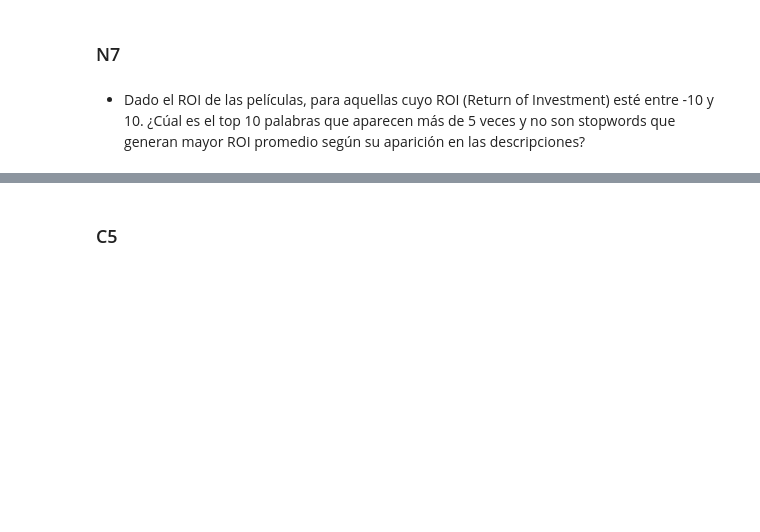
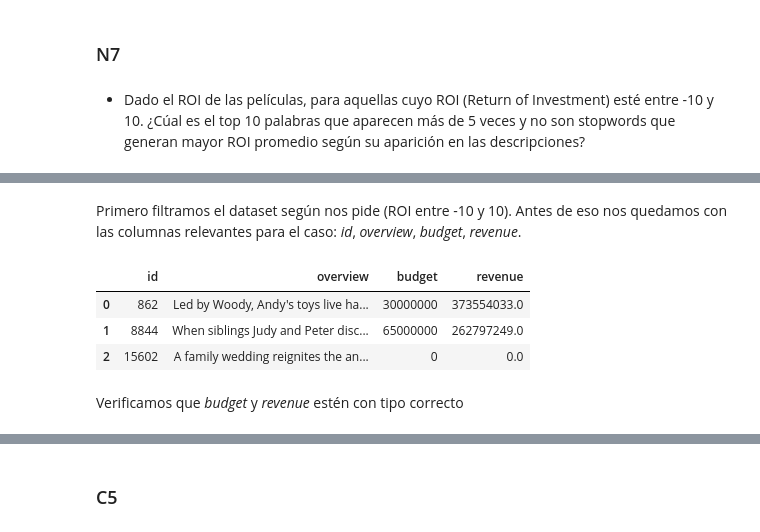
Before and after one commit to Nacho2904/orga_de_datos, a Jupyter notebook: tp_1.ipynb, the cells around one changed output, grey strips where cells are left out. Cells and saved outputs as stored; diff of their text form; code cells hidden in the pictures; blank space fills up the shorter version.

```diff
--- a/tp_1.ipynb
+++ b/tp_1.ipynb
@@ -573,0 +560,12 @@ Con eso ya resolvimos el problema de encontrar la probabilidad por cada género.
+# %% [markdown]
+Primero filtramos el dataset según nos pide (ROI entre -10 y 10). Antes de eso nos quedamos con las columnas relevantes para el caso: *id*,  *overview*,  *budget*, *revenue*.
+# %%
+df_movies_filtered = df_movies[["id","overview","budget","revenue"]]
+df_movies_filtered.head(3)
+# %% [output]
+|  | id | overview | budget | revenue |
+| 0 | 862 | Led by Woody, Andy's toys live ha... | 30000000 | 373554033.0 |
+| 1 | 8844 | When siblings Judy and Peter disc... | 65000000 | 262797249.0 |
+| 2 | 15602 | A family wedding reignites the an... | 0 | 0.0 |
+# %% [markdown]
+Verificamos que *budget* y *revenue* estén con tipo correcto
```
Also changed, not shown: parts of 99 cells of this notebook.
